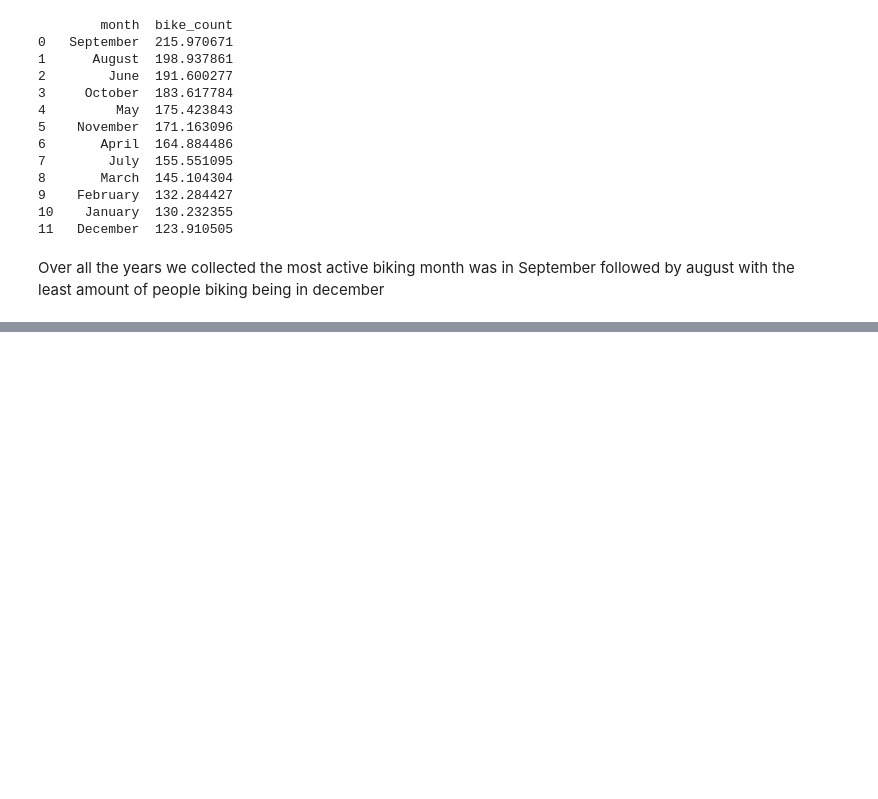
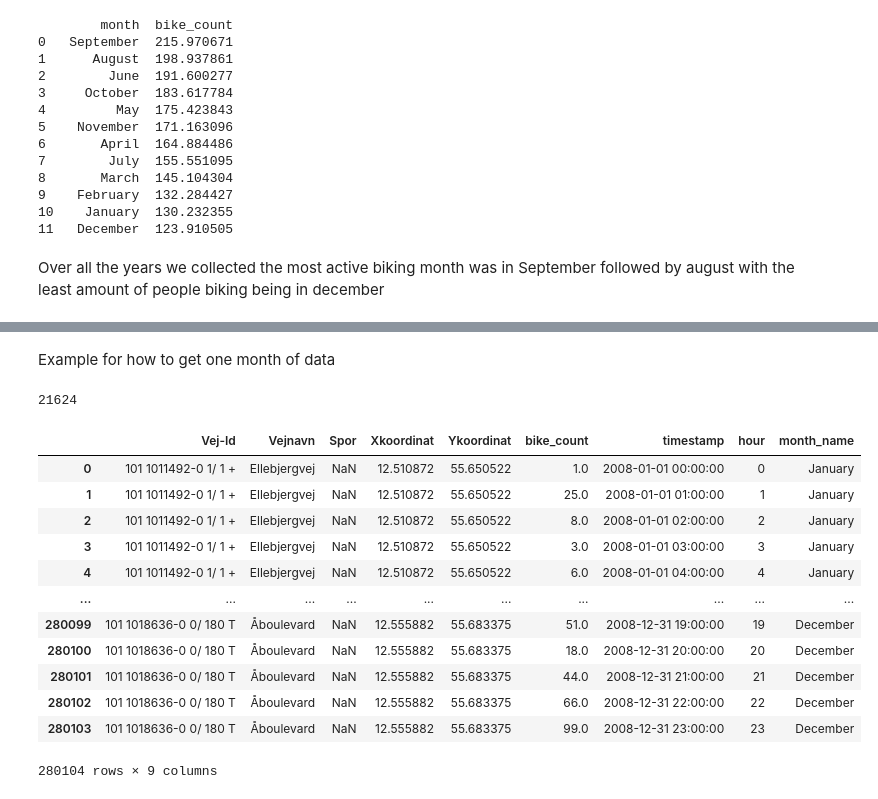
Before and after one commit to Flurry58/BigDataProject, a Jupyter notebook: NewDataSet.ipynb, the cells around one changed output, grey strips where cells are left out. Cells and saved outputs as stored; diff of their text form; code cells hidden in the pictures; blank space fills up the shorter version.

```diff
--- a/NewDataSet.ipynb
+++ b/NewDataSet.ipynb
@@ -235,7 +239,6 @@ print(top_months)
 # %% [markdown]
 Over all the years we collected the most active biking month was in September followed by august with the least amount of people biking being in december
 # %%
-df_year = df_fixed_bikes[2013].copy()
+df_year = df_fixed_bikes[current_date].copy()
 df_year["month_name"] = df_year["timestamp"].dt.strftime("%B")
 df_month = df_year[df_year["month_name"] == "June"].copy()
-df_month
@@ -255,0 +245,23 @@ df_month
+# %% [markdown]
+Example for how to get one month of data
+# %%
+len(df_month)
+# %% [output]
+21624
+# %%
+len(df_year)
+df_year
+# %% [output]
+|  | Vej-Id | Vejnavn | Spor | Xkoordinat | Ykoordinat | bike_count | timestamp | hour | month_name |
+| 0 | 101 1011492-0 1/ 1 + | Ellebjergvej | NaN | 12.510872 | 55.650522 | 1.0 | 2008-01-01 00:00:00 | 0 | January |
+| 1 | 101 1011492-0 1/ 1 + | Ellebjergvej | NaN | 12.510872 | 55.650522 | 25.0 | 2008-01-01 01:00:00 | 1 | January |
+| 2 | 101 1011492-0 1/ 1 + | Ellebjergvej | NaN | 12.510872 | 55.650522 | 8.0 | 2008-01-01 02:00:00 | 2 | January |
+| 3 | 101 1011492-0 1/ 1 + | Ellebjergvej | NaN | 12.510872 | 55.650522 | 3.0 | 2008-01-01 03:00:00 | 3 | January |
+| 4 | 101 1011492-0 1/ 1 + | Ellebjergvej | NaN | 12.510872 | 55.650522 | 6.0 | 2008-01-01 04:00:00 | 4 | January |
+| ... | ... | ... | ... | ... | ... | ... | ... | ... | ... |
+| 280099 | 101 1018636-0 0/ 180 T | Åboulevard | NaN | 12.555882 | 55.683375 | 51.0 | 2008-12-31 19:00:00 | 19 | December |
+| 280100 | 101 1018636-0 0/ 180 T | Åboulevard | NaN | 12.555882 | 55.683375 | 18.0 | 2008-12-31 20:00:00 | 20 | December |
+| 280101 | 101 1018636-0 0/ 180 T | Åboulevard | NaN | 12.555882 | 55.683375 | 44.0 | 2008-12-31 21:00:00 | 21 | December |
+| 280102 | 101 1018636-0 0/ 180 T | Åboulevard | NaN | 12.555882 | 55.683375 | 66.0 | 2008-12-31 22:00:00 | 22 | December |
+| 280103 | 101 1018636-0 0/ 180 T | Åboulevard | NaN | 12.555882 | 55.683375 | 99.0 | 2008-12-31 23:00:00 | 23 | December |
+280104 rows × 9 columns
```
Also changed, not shown: parts of 13 cells of this notebook, 3 other files.
